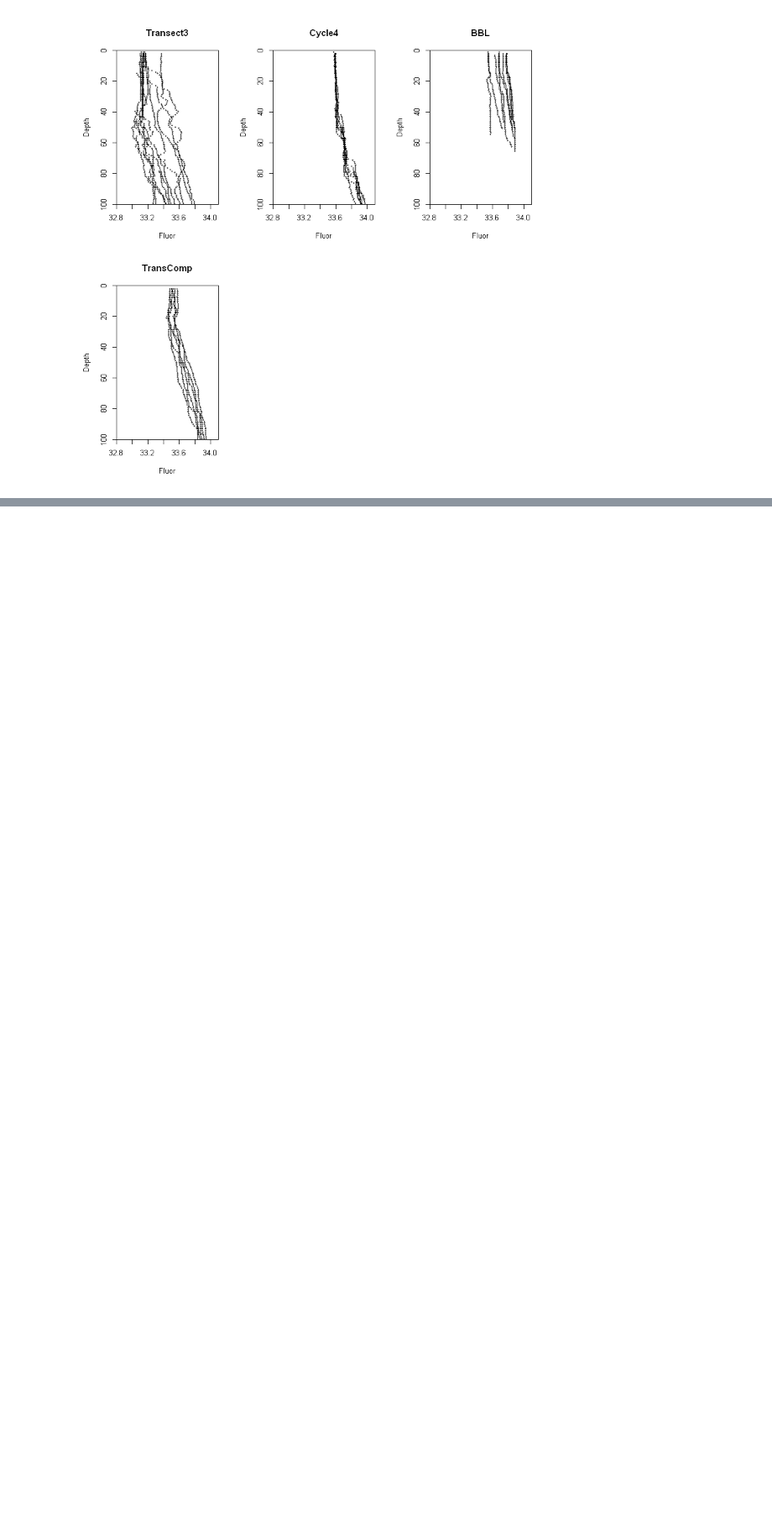
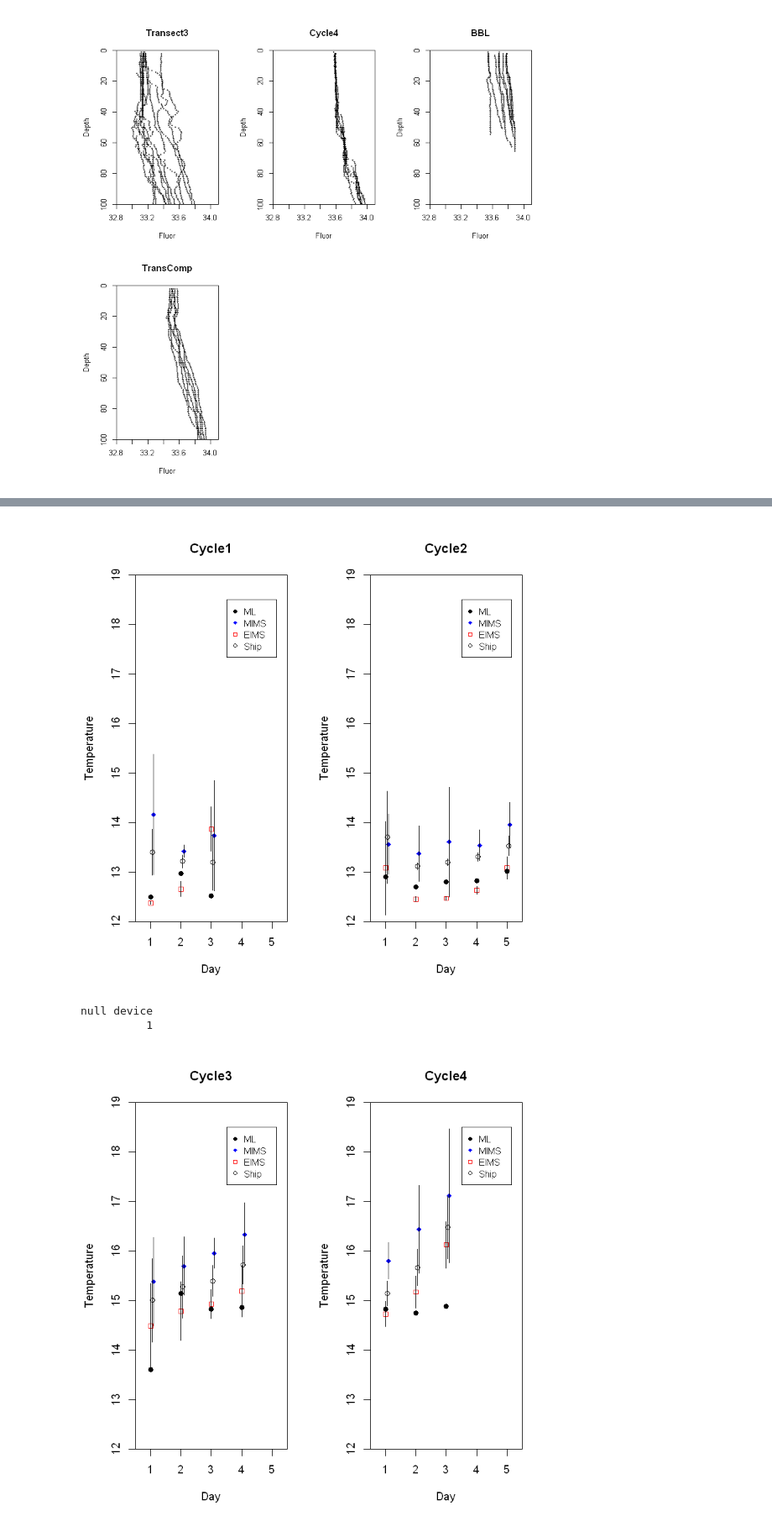
Before and after one commit to tbrycekelly/MIMS-TBK, a Jupyter notebook: Module - CTD Cast Analysis.ipynb, the cells around one changed output, grey strips where cells are left out. Shown at 84% size. Cells and saved outputs as stored; diff of their text form; code cells hidden in the pictures; blank space fills up the shorter version.

Commit message:
Daily temperature

```diff
--- a/Module - CTD Cast Analysis.ipynb
+++ b/Module - CTD Cast Analysis.ipynb
@@ -123,0 +138,16 @@ calc.cycle.avg = function(time = '2 am') {
+# %%
+str(ctd.log)
+temp = calc.cycle.avg()
+inlet = get.flow.T(temp, ship.data$DT, ship.data$Inlet.T)
+ship = get.flow.T(temp, ship.data$DT, ship.data$TT)
+mims = get.flow.T(temp, ship.data$DT[ship.data$Optode.temp2.FLAG == 1],
+                  ship.data$Optode.temp2[ship.data$Optode.temp2.FLAG == 1])
+
+temp$Inlet.m = inlet$m
+temp$Inlet.s = inlet$s
+temp$MIMS.m = mims$m
+temp$MIMS.s = mims$s
+temp$ship.m = ship$m
+temp$ship.s = ship$s
+
+temp
@@ -124,2 +182,33 @@ calc.cycle.avg = function(time = '2 am') {
+# %%
+#pdf('Output/CTD Module - T per day summary.pdf')
+#png('Output/CTD Module - T per day summary.png')
+
+par(mfrow=c(1,2))
+for (i in unique(temp$Cycle)) {
+    l = which(temp$Cycle == i)
+    plot(NULL, NULL, ylim=c(12,19), xlim=c(0.5, 5.5), xaxs='i', yaxs='i', ylab='Temperature', xlab='Day', main=i)
+
+    for (j in 1:length(l)) {
+        points(j, temp$Inlet.m[l[j]], col='red', pch=22)
+        add.error.bars(j, 0, temp$Inlet.m[l[j]], temp$Inlet.s[l[j]])
+
+        points(j+0.1, temp$MIMS.m[l[j]], col = 'blue', pch=18)
+        add.error.bars(j+0.1, 0, temp$MIMS.m[l[j]], temp$MIMS.s[l[j]])
+
+        points(j+0.05, temp$ship.m[l[j]], col = 'black', pch=1)
+        add.error.bars(j+0.05, 0, temp$ship.m[l[j]], temp$ship.s[l[j]])
+
+        points(j, temp$T[l[j]], pch=16)
+    }
+    legend(3.5, 18.5, c('ML', 'MIMS', 'EIMS', 'Ship'), col=c('black', 'blue', 'red', 'black'),
+           pch=c(16, 18, 22, 1), cex=0.8)
+}
+
+dev.off()
+# %% [output]
+[figure, added]
+null device
+          1
+[figure, added]
 # %%
 #pdf('Output/CTD Module - T and S cycle summary.pdf')
```
Also changed, not shown: parts of 6 cells of this notebook, 11 other files.
